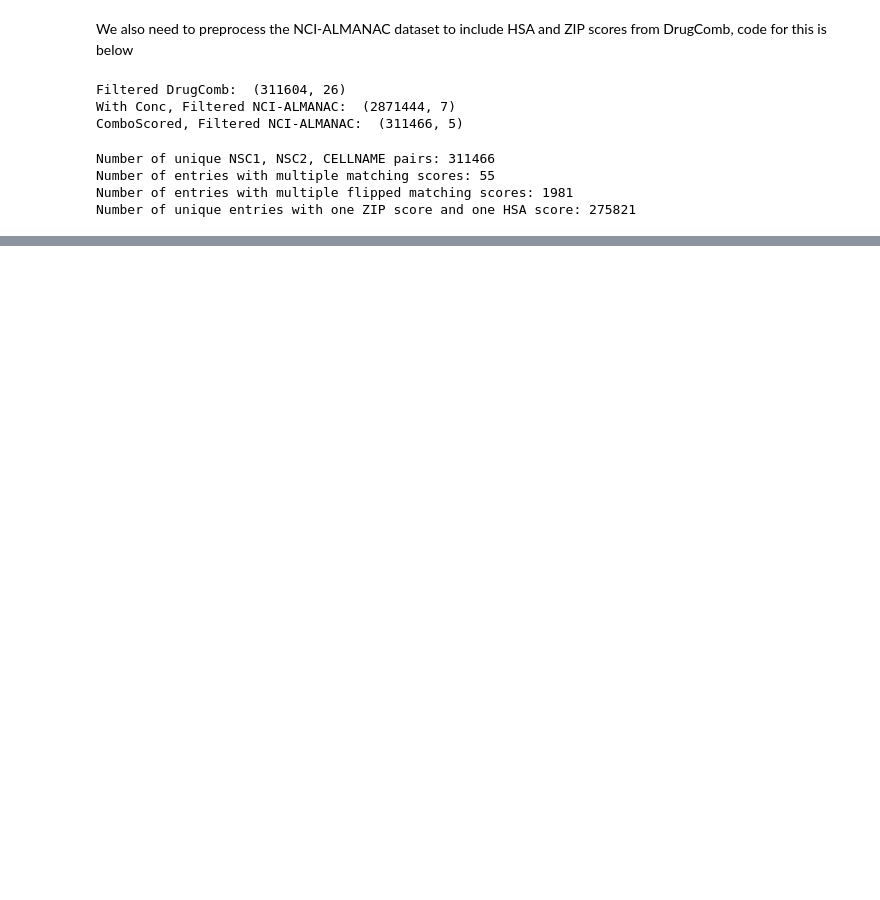
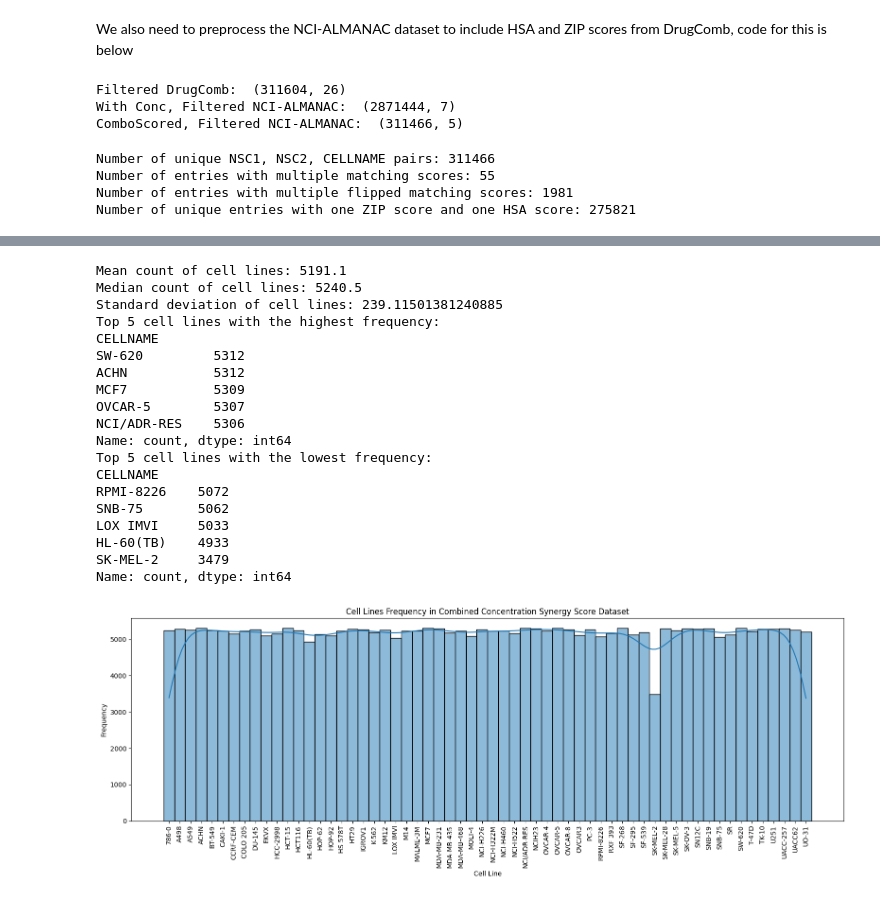
Before and after one commit to lcrawlab/cancer-drug-synergy-prediction, a Jupyter notebook: preprocessing_files/preprocessing.ipynb, the cells around one changed output, grey strips where cells are left out. Cells and saved outputs as stored; diff of their text form; code cells hidden in the pictures; blank space fills up the shorter version.

```diff
--- a/preprocessing_files/preprocessing.ipynb
+++ b/preprocessing_files/preprocessing.ipynb
@@ -432,0 +468,49 @@ merged_scores_df.to_csv('../data_processed/almcomb_comboscore_hsa_zip.csv', inde
+# %%
+import matplotlib.pyplot as plt
+import seaborn as sns
+
+# Histogram of Cell Lines frequency in the merged_scores_df
+plt.figure(figsize=(16, 6))
+sns.histplot(merged_scores_df['CELLNAME'], bins=30, kde=True)
+plt.title('Cell Lines Frequency in Combined Concentration Synergy Score Dataset')
+plt.xlabel('Cell Line')
+plt.ylabel('Frequency')
+plt.xticks(rotation=90)
+plt.tight_layout()
+plt.savefig('../figures/supplemental_cell_line_histogram_combinedconc.png')
+
+# Print the mean, median, and standard deviation of the frequency of cell lines
+cell_line_counts = merged_scores_df['CELLNAME'].value_counts()
+mean_count = cell_line_counts.mean()
+median_count = cell_line_counts.median()
+std_count = cell_line_counts.std()
+print(f'Mean count of cell lines: {mean_count}')
+print(f'Median count of cell lines: {median_count}')
+print(f'Standard deviation of cell lines: {std_count}')
+# Print the top 5 cell lines with the highest frequency
+print('Top 5 cell lines with the highest frequency:')
+print(cell_line_counts.head(5))
+# Print the top 5 cell lines with the lowest frequency
+print('Top 5 cell lines with the lowest frequency:')
+print(cell_line_counts.tail(5))
+# %% [output]
+Mean count of cell lines: 5191.1
+Median count of cell lines: 5240.5
+Standard deviation of cell lines: 239.11501381240885
+Top 5 cell lines with the highest frequency:
+CELLNAME
+SW-620         5312
+ACHN           5312
+MCF7           5309
+OVCAR-5        5307
+NCI/ADR-RES    5306
+Name: count, dtype: int64
+Top 5 cell lines with the lowest frequency:
+CELLNAME
+RPMI-8226    5072
+SNB-75       5062
+LOX IMVI     5033
+HL-60(TB)    4933
+SK-MEL-2     3479
+Name: count, dtype: int64
+[figure, added]
```
Also changed, not shown: parts of 7 cells of this notebook, 2 other files.
